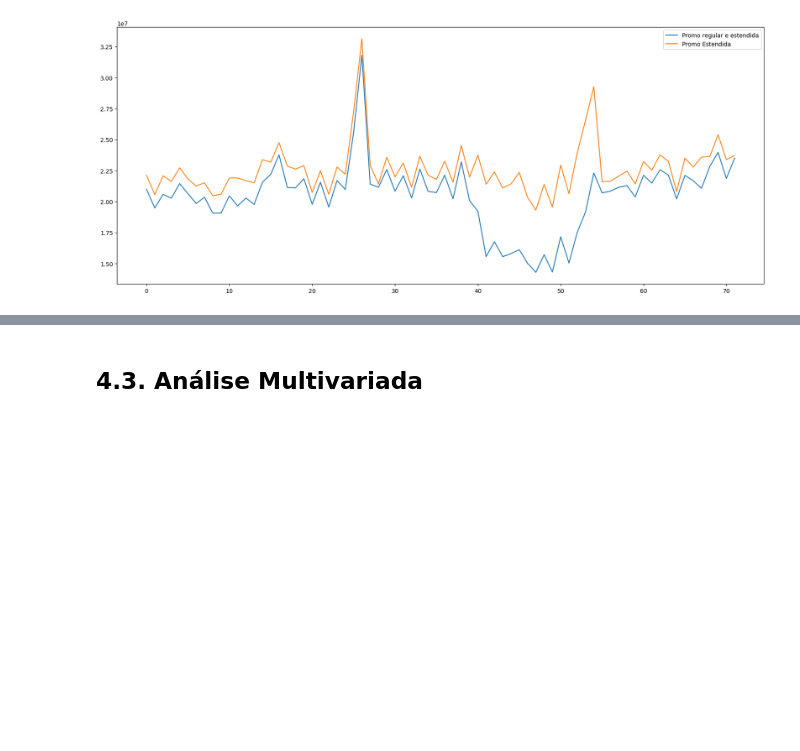
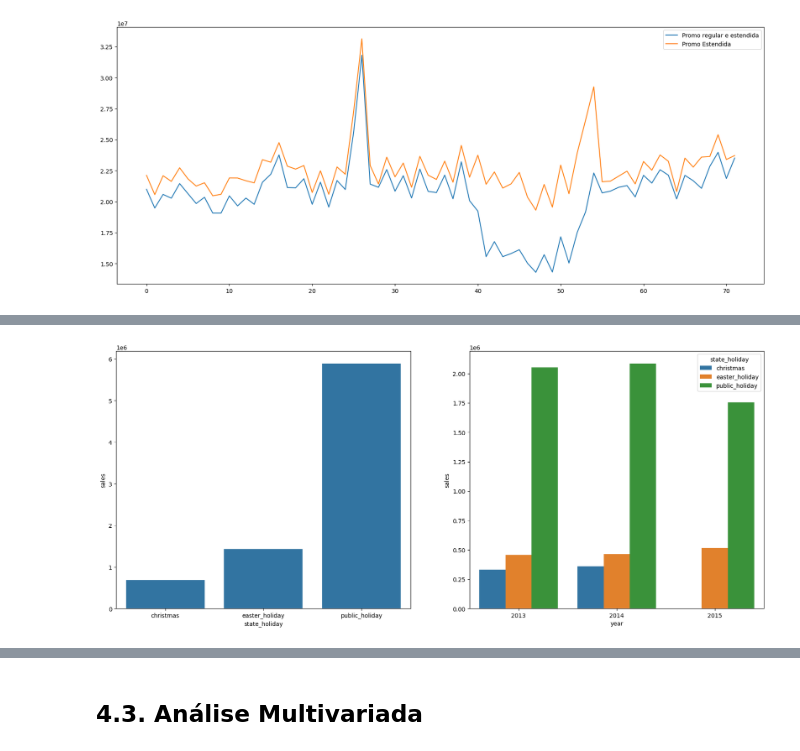
Before and after one commit to smaascarenhas/rossmann_sales_prediction, a Jupyter notebook: m04_v01_store_sales_prediction.ipynb, the cells around one changed output, grey strips where cells are left out. Saved outputs shown, nothing was run; the diff lists cells and outputs as text; code cells hidden in the pictures; blank space fills up the shorter version.

```diff
--- a/m04_v01_store_sales_prediction.ipynb
+++ b/m04_v01_store_sales_prediction.ipynb
@@ -525,0 +529,13 @@ ax.legend( labels=['Promo regular e estendida', 'Promo Estendida'])
+# %%
+df_aux = df4[df4['state_holiday'] != 'regular_day']
+plt.figure(figsize=(20,8))
+
+plt.subplot( 1, 2, 1 )
+df_aux1 = df_aux[['state_holiday', 'sales']].groupby( 'state_holiday' ).sum().reset_index()
+sns.barplot( x='state_holiday', y='sales', data=df_aux1 );
+
+plt.subplot( 1, 2, 2 )
+df_aux2 = df_aux[['year', 'state_holiday', 'sales']].groupby( ['year', 'state_holiday'] ).sum().reset_index()
+sns.barplot( x='year', y='sales', hue='state_holiday', data=df_aux2 );
+# %% [output]
+[figure, added]
```
Also changed, not shown: parts of 14 cells of this notebook.
